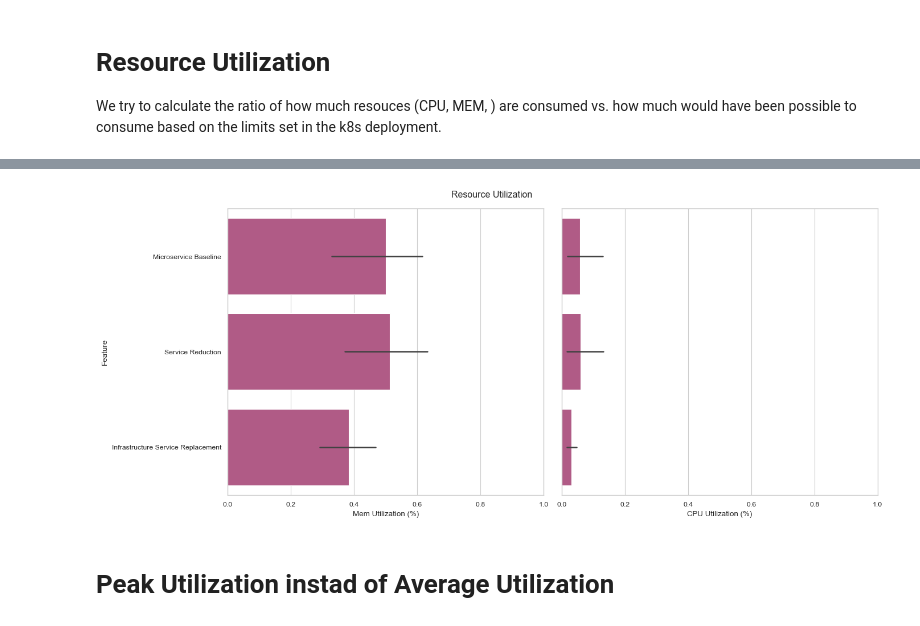
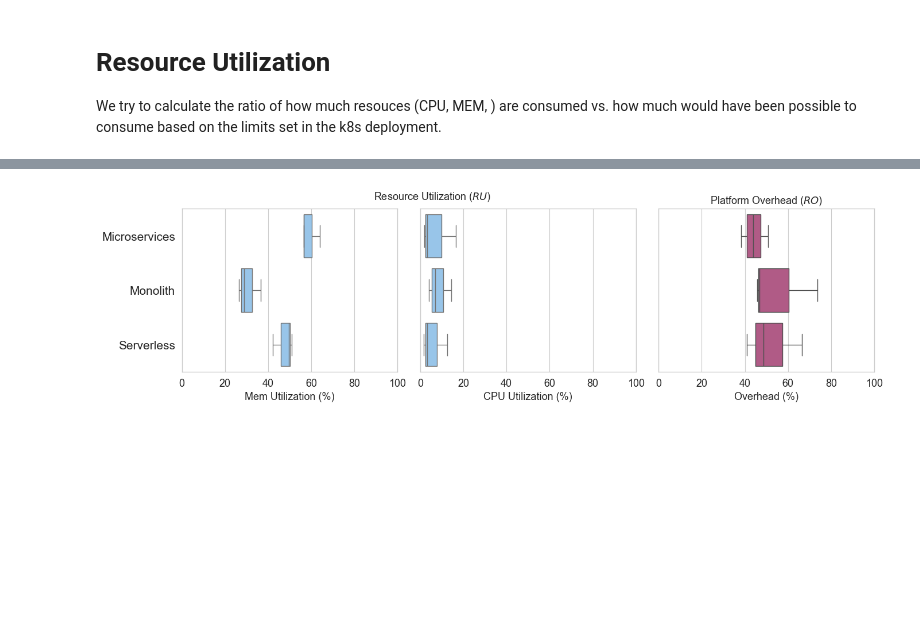
Before and after one commit to clue2-sose25/Clue2, a Jupyter notebook: eval_resouce_utilization.ipynb, the cells around one changed output, grey strips where cells are left out. Drawn from its saved outputs; the diff is of its cells as text; code cells hidden in the pictures; blank space fills up the shorter version.

```diff
--- a/eval_resouce_utilization.ipynb
+++ b/eval_resouce_utilization.ipynb
@@ -159,5 +172,6 @@ def calculate_maximum_resource_allowance(exp_branch:str):
 # %%
-pods = exr.pods
+pods = exr.pods.copy()
+
 pods["type"] = pods["name"].apply(lambda x: "-".join(x.split("-")[0:2]))
 pod_scale_behavior = pods.groupby(exr.RUN_VARS+["run_time","type"])["type"].count().reset_index(name="count")
 # %%
@@ -295,0 +409,11 @@ fig.savefig("figs/resouce_utilization_deployment.pdf", bbox_inches='tight')
+# %%
+fig, ax = plt.subplots(figsize=(7, 4))
+sns.set_context("paper", rc={"font.size": 13, "axes.titlesize": 13, "axes.labelsize": 13, "xtick.labelsize": 13, "ytick.labelsize": 15})
+sns.boxplot(data= runtime_overhead_cost[runtime_overhead_cost["exp_branch"].isin(dep_focus+["serverless_incl_knative"])], y="exp_branch", x="cost",ax=ax,color="C3")
+# ax.set_title("Platform Overhead")
+ax.set_ylabel("Feature")
+ax.set_xlabel("Platform Overhead (%)")
+
+
+ax.set_yticklabels([lable_names[x.get_text()] for x in ax.get_yticklabels()])
+fig.savefig("figs/platform_overhead_deploymentes.pdf", bbox_inches='tight')
@@ -296,23 +422,44 @@ fig.savefig("figs/resouce_utilization_deployment.pdf", bbox_inches='tight')
 # %%
-fig, ax = plt.subplots(1,2,figsize=(14, 6))
-sns.barplot(data= real_total_utilization[real_total_utilization["exp_branch"].isin(ms_focus)], y="exp_branch", x="mem_utilization",ax=ax[0],color="C9")
+focus = dep_focus
+wls = ["exp_scale_rampup","exp_scale_shaped","exp_scale_pausing"]
+
+fig, ax = plt.subplots(1,3,figsize=(14, 4))
+
+sns.set_context(rc={"font.size": 13, "axes.titlesize": 13, "axes.labelsize": 13, "xtick.labelsize": 13, "ytick.labelsize": 15})
+
+sns.boxplot(data=real_total_utilization[(real_total_utilization["exp_branch"].isin(focus))&(real_total_utilization["exp_workload"].isin(wls))], y="exp_branch", x="mem_utilization",ax=ax[0],color="C3")
 ax[0].set_xlabel("Mem Utilization (%)")
 
-ax[0].set_ylabel("Feature")
+ax[0].set_ylabel("")
 
 ax[0].set_yticklabels([lable_names[x.get_text()] for x in ax[0].get_yticklabels()])
-ax[0].set_xlim(0,1)
-sns.barplot(data= real_total_utilization[real_total_utilization["exp_branch"].isin(ms_focus)], y="exp_branch", x="cpu_utilization",ax=ax[1],color="C9")
+ax[0].set_xlim(0,100)
+sns.boxplot(data= real_total_utilization[(real_total_utilization["exp_branch"].isin(focus))&(real_total_utilization["exp_workload"].isin(wls))], y="exp_branch", x="cpu_utilization",ax=ax[1],color="C3")
 
 ax[1].set_xlabel("CPU Utilization (%)")
 ax[1].set_ylabel("")
 ax[1].set_yticklabels([])
 ax[1].set_yticks([])
-ax[1].set_xlim(0,1)
+ax[1].set_xlim(0,100)
+
+left_ax = ax[0].get_position()
+right_ax = ax[1].get_position()
+center_x = (left_ax.x0 + right_ax.x1) / 2 + 0.05
+center_y = left_ax.y1 + 0.05  # Slightly above the top of the axes
+
+# Add a custom title between plot 1 and plot 2
+title = 'Resource Utilization ($RU$)'
+fig.text(center_x, center_y, title, ha='center')
+
+sns.boxplot(data= runtime_overhead_cost[(runtime_overhead_cost["exp_branch"].isin(focus))&(runtime_overhead_cost["exp_workload"].isin(wls))], y="exp_branch", x="cost",color="C9",ax=ax[2])
+# ax.set_title("Platform Overhead")
+ax[2].set_ylabel("")
+ax[2].set_yticklabels([])
+ax[2].set_yticks([])
+ax[2].set_xlabel("Overhead (%)")
+ax[2].set_title("Platform Overhead ($RO$)")
+ax[2].set_xlim(0,100)
 fig.set_tight_layout(True)
-plt.suptitle("Resource Utilization")
-fig.savefig("figs/resouce_utilization_ms_improvment.pdf", bbox_inches='tight')
+fig.savefig("figs/resouce_and_platfrom_utilization.pdf", bbox_inches='tight')
 # %% [output]
-[figure, old version]
+[figure, new version]
-# %% [markdown]
-# Peak Utilization instad of Average Utilization
```
Also changed, not shown: parts of 11 cells of this notebook, 13 other files.
